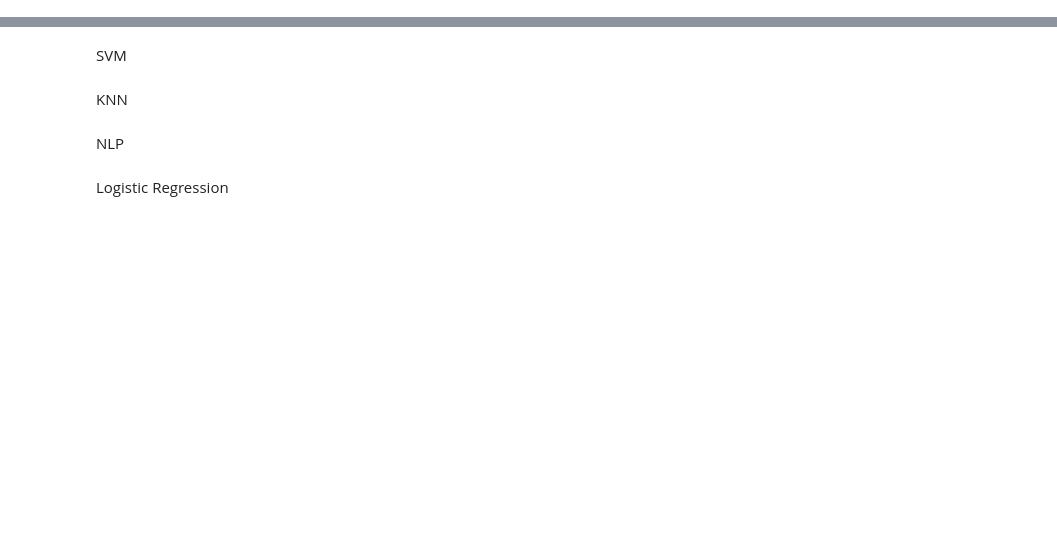
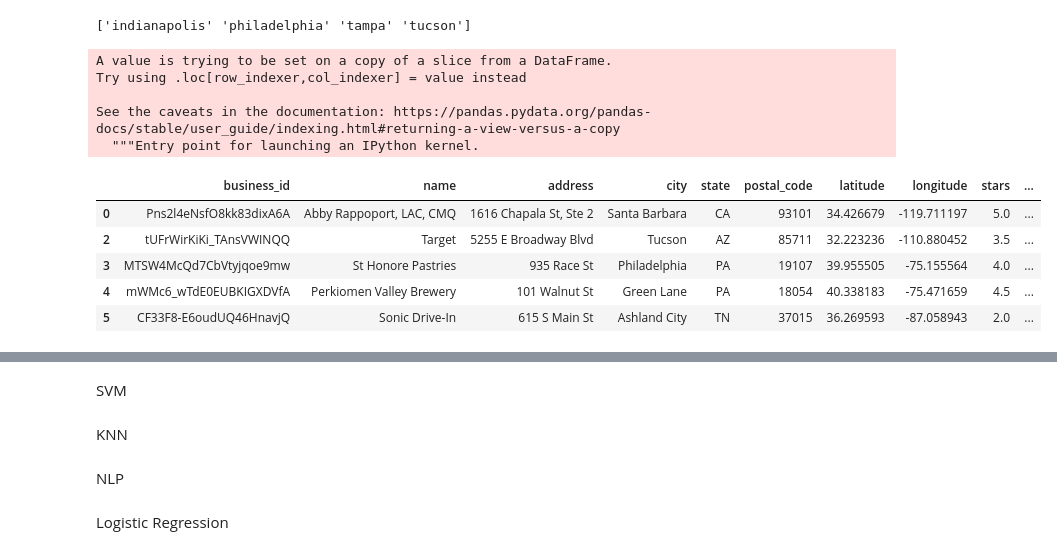
Before and after one commit to asribavan/cind820---capstone-project, a Jupyter notebook: Initial Results.ipynb, the cells around one changed output, grey strips where cells are left out. Saved outputs shown, nothing was run; the diff lists cells and outputs as text; code cells hidden in the pictures; blank space fills up the shorter version.

```diff
--- a/Initial Results.ipynb
+++ b/Initial Results.ipynb
@@ -36,0 +85,4 @@ yelp_business.head()
+# %%
+print(Tfidf_vectorizer.get_feature_names_out())
+# %% [output]
+['indianapolis' 'philadelphia' 'tampa' 'tucson']
@@ -36,0 +91,17 @@ yelp_business.head()
+# %%
+reviews_yelp = yelp_business[yelp_business['stars'] != 3]
+# %%
+reviews_yelp['class'] = reviews_yelp['stars'].apply(lambda x : (1 if x>=3.5 else 0))
+reviews_yelp.head()
+# %% [output]
+A value is trying to be set on a copy of a slice from a DataFrame.
+Try using .loc[row_indexer,col_indexer] = value instead
+
+See the caveats in the documentation: https://pandas.pydata.org/pandas-docs/stable/user_guide/indexing.html#returning-a-view-versus-a-copy
+  """Entry point for launching an IPython kernel.
+|  | business_id | name | address | city | state | postal_code | latitude | longitude | stars | ... |
+| 0 | Pns2l4eNsfO8kk83dixA6A | Abby Rappoport, LAC, CMQ | 1616 Chapala St, Ste 2 | Santa Barbara | CA | 93101 | 34.426679 | -119.711197 | 5.0 | ... |
+| 2 | tUFrWirKiKi_TAnsVWINQQ | Target | 5255 E Broadway Blvd | Tucson | AZ | 85711 | 32.223236 | -110.880452 | 3.5 | ... |
+| 3 | MTSW4McQd7CbVtyjqoe9mw | St Honore Pastries | 935 Race St | Philadelphia | PA | 19107 | 39.955505 | -75.155564 | 4.0 | ... |
+| 4 | mWMc6_wTdE0EUBKIGXDVfA | Perkiomen Valley Brewery | 101 Walnut St | Green Lane | PA | 18054 | 40.338183 | -75.471659 | 4.5 | ... |
+| 5 | CF33F8-E6oudUQ46HnavjQ | Sonic Drive-In | 615 S Main St | Ashland City | TN | 37015 | 36.269593 | -87.058943 | 2.0 | ... |
```
Also changed, not shown: parts of 36 cells of this notebook.
